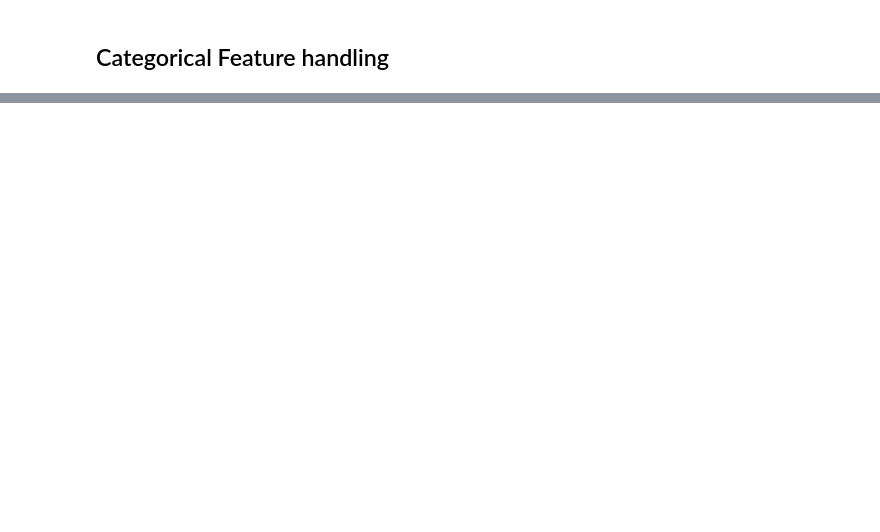
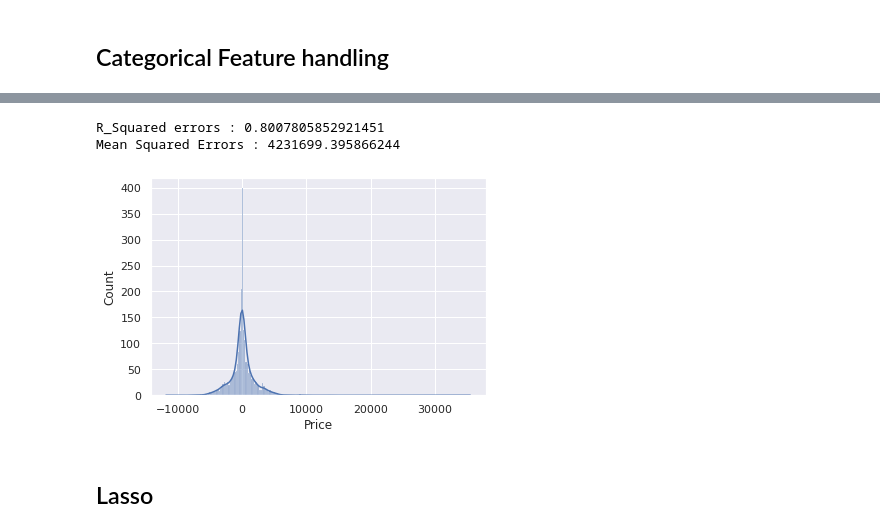
Before and after one commit to mdimran1/portfolio, a Jupyter notebook: AirTicket/Flight_price_prediction.ipynb, the cells around one changed output, grey strips where cells are left out. Saved outputs shown, nothing was run; the diff lists cells and outputs as text; code cells hidden in the pictures; blank space fills up the shorter version.

```diff
--- a/AirTicket/Flight_price_prediction.ipynb
+++ b/AirTicket/Flight_price_prediction.ipynb
@@ -331,0 +306,20 @@ test_data.head()
+# %%
+from sklearn.ensemble import RandomForestRegressor
+reg_rf = RandomForestRegressor()
+reg_rf.fit(x_train, y_train) # fitting model
+y_hat = reg_rf.predict(x_test) #prediction price
+# %%
+# evaluate model:
+print(f'R_Squared errors : {r2_score(y_test, y_hat)}')
+print(f'Mean Squared Errors : {mse(y_test, y_hat)}')
+
+
+# Ploting model performance distribution :
+sns.histplot(y_test- y_hat, kde=True)
+plt.show()
+# %% [output]
+R_Squared errors : 0.8007805852921451
+Mean Squared Errors : 4231699.395866244
+[figure, added]
+# %% [markdown]
+## Lasso
```
Also changed, not shown: parts of 64 cells of this notebook.
